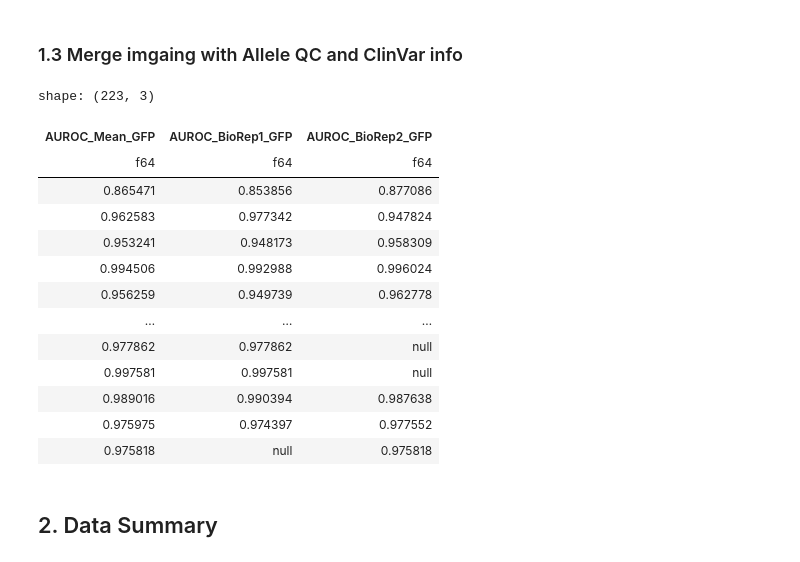
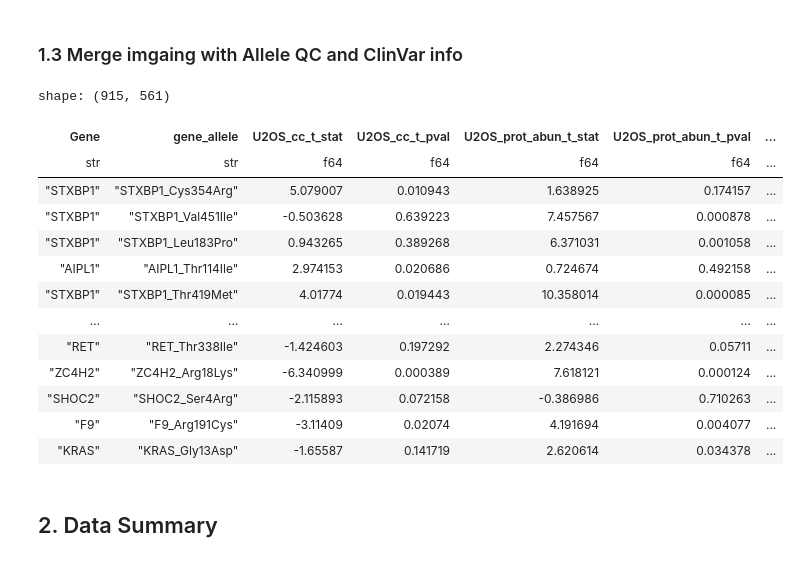
Before and after one commit to broadinstitute/2025_laval_submitted, a Jupyter notebook: 2_individual_assay_results/imaging/2_analysis/2_analyze_cp_results/0_results_summary.ipynb, the cells around one changed output. Cells and saved outputs as stored; diff of their text form; code cells hidden in the pictures.

Commit message:
Updating dual-ipa and imaging analyses

```diff
--- a/2_individual_assay_results/imaging/2_analysis/2_analyze_cp_results/0_results_summary.ipynb
+++ b/2_individual_assay_results/imaging/2_analysis/2_analyze_cp_results/0_results_summary.ipynb
@@ -154,7 +123,11 @@ imaging_summary_oneperc_clinvar = imaging_summary.filter(
     pl.when(pl.col("clinvar_clnsig_clean").is_null())
     .then(pl.lit("6_No_ClinVar"))
     .otherwise(pl.col("clinvar_clnsig_clean"))
-    .alias("clinvar_clnsig_clean")
+    .alias("clinvar_clnsig_clean"),
+    pl.when(pl.col("inheritance_pattern").is_null())
+    .then(pl.lit("unknown"))
+    .otherwise(pl.col("inheritance_pattern"))
+    .alias("inheritance_pattern")
 )
 ## needs to verify by sequence
 seq_conf_cols = [
@@ -164,6 +137,7 @@ seq_conf_cols = [
 imaging_summary_oneperc_clinvar = imaging_summary_oneperc_clinvar.with_columns([
     pl.col(col).cast(pl.Float64, strict=False) for col in seq_conf_cols
 ])
+
 ## Define masks for variant allele filtering
 # At least one entry sequence vector is good
 any_expression_good = (
@@ -189,31 +163,37 @@ imaging_summary_cava_clinvar = imaging_summary.filter(
     pl.when(pl.col("clinvar_clnsig_clean").is_null())
     .then(pl.lit("6_No_ClinVar"))
     .otherwise(pl.col("clinvar_clnsig_clean"))
-    .alias("clinvar_clnsig_clean")
+    .alias("clinvar_clnsig_clean"),
+    pl.when(pl.col("inheritance_pattern").is_null())
+    .then(pl.lit("unknown"))
+    .otherwise(pl.col("inheritance_pattern"))
+    .alias("inheritance_pattern"),
 ).unique("gene_allele")
 
 imaging_summary_clinvar = pl.concat([imaging_summary_oneperc_clinvar, imaging_summary_cava_clinvar])
 # %%
 # imaging_summary_clinvar.write_csv("../../3_outputs/imaging_analyses_summary_clinvar.tsv", separator="\t")
 # imaging_summary_clinvar.write_csv("../../../../3_integrated_assay_results/1_inputs/imaging_analyses_summary_clinvar.tsv", separator="\t")
+# %%
+imaging_summary_clinvar
+# %% [output]
+shape: (915, 561)
+| Gene | gene_allele | U2OS_cc_t_stat | U2OS_cc_t_pval | U2OS_prot_abun_t_stat | U2OS_prot_abun_t_pval | ... |
+| str | str | f64 | f64 | f64 | f64 | ... |
+| "STXBP1" | "STXBP1_Cys354Arg" | 5.079007 | 0.010943 | 1.638925 | 0.174157 | ... |
+| "STXBP1" | "STXBP1_Val451Ile" | -0.503628 | 0.639223 | 7.457567 | 0.000878 | ... |
+| "STXBP1" | "STXBP1_Leu183Pro" | 0.943265 | 0.389268 | 6.371031 | 0.001058 | ... |
+| "AIPL1" | "AIPL1_Thr114Ile" | 2.974153 | 0.020686 | 0.724674 | 0.492158 | ... |
+| "STXBP1" | "STXBP1_Thr419Met" | 4.01774 | 0.019443 | 10.358014 | 0.000085 | ... |
+| … | … | … | … | … | … | ... |
+| "RET" | "RET_Thr338Ile" | -1.424603 | 0.197292 | 2.274346 | 0.05711 | ... |
+| "ZC4H2" | "ZC4H2_Arg18Lys" | -6.340999 | 0.000389 | 7.618121 | 0.000124 | ... |
+| "SHOC2" | "SHOC2_Ser4Arg" | -2.115893 | 0.072158 | -0.386986 | 0.710263 | ... |
+| "F9" | "F9_Arg191Cys" | -3.11409 | 0.02074 | 4.191694 | 0.004077 | ... |
+| "KRAS" | "KRAS_Gly13Asp" | -1.65587 | 0.141719 | 2.620614 | 0.034378 | ... |
 # %%
 imaging_summary_clinvar = pl.read_csv("../../3_outputs/imaging_analyses_summary_clinvar.tsv", separator="\t", infer_schema_length=100000)
-imaging_summary_clinvar.filter(pl.col(GFP_MISLOCAL_FEAT)==1).select("AUROC_Mean_GFP","AUROC_BioRep1_GFP", "AUROC_BioRep2_GFP")
+# imaging_summary_clinvar.filter(pl.col(GFP_MISLOCAL_FEAT_STRICT)==1).select("AUROC_Mean_GFP","AUROC_BioRep1_GFP", "AUROC_BioRep2_GFP")
-# %% [output]
-shape: (223, 3)
-| AUROC_Mean_GFP | AUROC_BioRep1_GFP | AUROC_BioRep2_GFP |
-| f64 | f64 | f64 |
-| 0.865471 | 0.853856 | 0.877086 |
-| 0.962583 | 0.977342 | 0.947824 |
-| 0.953241 | 0.948173 | 0.958309 |
-| 0.994506 | 0.992988 | 0.996024 |
-| 0.956259 | 0.949739 | 0.962778 |
-| … | … | … |
-| 0.977862 | 0.977862 | null |
-| 0.997581 | 0.997581 | null |
-| 0.989016 | 0.990394 | 0.987638 |
-| 0.975975 | 0.974397 | 0.977552 |
-| 0.975818 | null | 0.975818 |
 # %% [markdown]
 ## 2. Data Summary
 # %%
```
Also changed, not shown: parts of 12 cells of this notebook, 20 other files.
